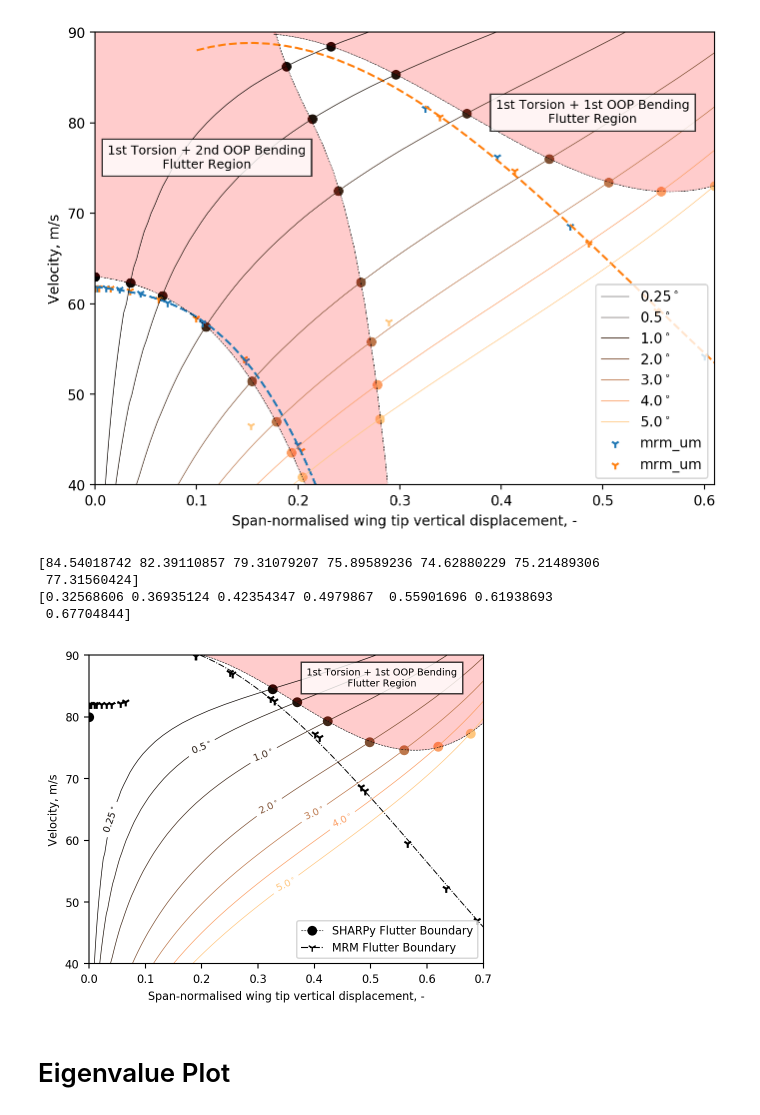
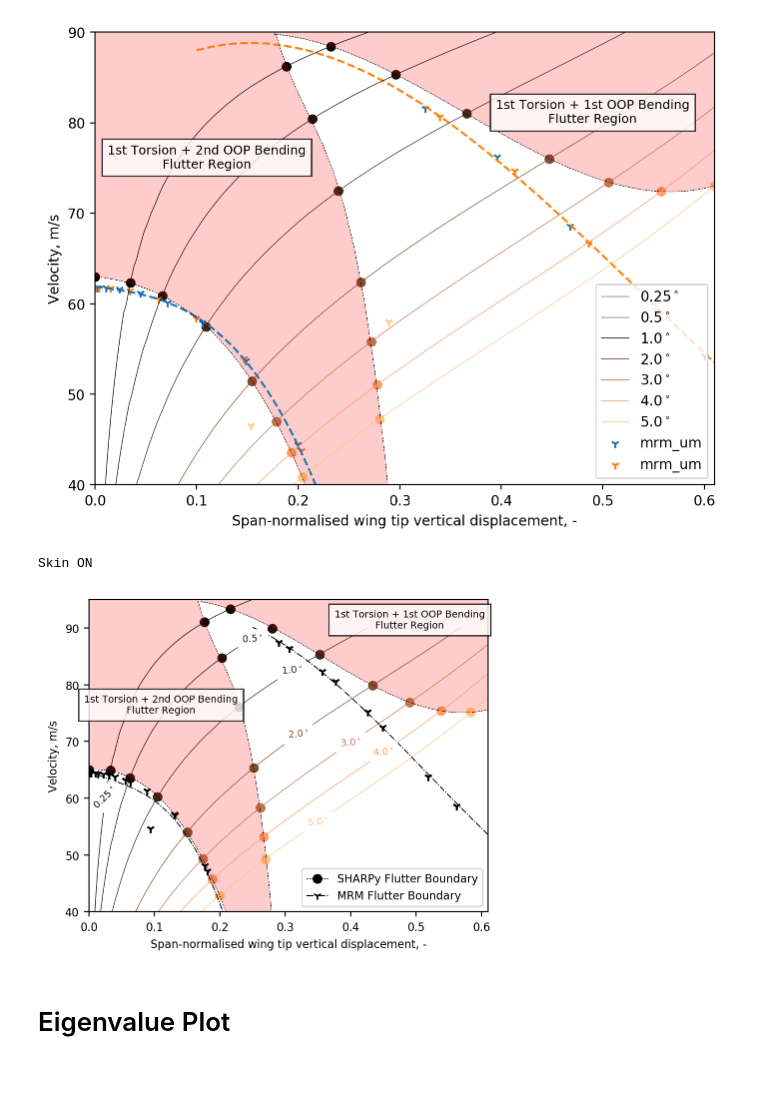
Before and after one commit to ngoiz/pazy-sharpy, a Jupyter notebook: 05_DeformedFlutter/05_DeformedFlutter.ipynb, the cells around one changed output. Cells and saved outputs as stored; diff of their text form; code cells hidden in the pictures; blank space fills up the shorter version.

```diff
--- a/05_DeformedFlutter/05_DeformedFlutter.ipynb
+++ b/05_DeformedFlutter/05_DeformedFlutter.ipynb
@@ -33,10 +33,10 @@ for case in sharpy_results.values():
     case['flutter_deflection'] = [np.loadtxt(case['path'] + '/flutter_speeds_alpha{:04g}.txt'.format(aoa * 100)) for aoa in case['alpha']]
 # %%
 mrm_results = {}
-mrm_results['umbeam_wo_skin'] = {'path': path_to_results + '/mrm_umbeam_wo_skin_qhh',
+mrm_results['umbeam_wo_skin'] = {'path': path_to_results + '/mrm_umbeam_wo_skin',
                                  'alpha': np.array([0, 5, 7]),
                                  'skin': False}
-mrm_results['umbeam_w_skin'] = {'path': path_to_results + '/mrm_umbeam_w_skin_qhh',
+mrm_results['umbeam_w_skin'] = {'path': path_to_results + '/mrm_umbeam_w_skin',
                                  'alpha': np.array([0, 5, 7]),
                                  'skin': True}
 mrm_results['nastran'] = {'path': path_to_results + '/mrm_nastran',
@@ -487,7 +487,7 @@ plt.legend()
 cmap = plt.get_cmap('copper')
 nrm = plt.Normalize(vmin=0, vmax=5)
 boundaries = []
-lims = [(0.135, 0.7)]
+lims = [(0, 0.3), (0.0, 0.3), (0.17, 0.61)]
 marker_l = ['o', 's', 'o']
 
 w = 12 / 2.54
@@ -502,9 +502,9 @@ flutter_deflections = np.zeros((len(case), 3))
 
 for ith, aoa in enumerate(case['alpha']):
     for i_speed in range(case['flutter_deflection'][ith].shape[0]):
-        plt.scatter(case['flutter_deflection'][ith][1], case['flutter_deflection'][ith][0], color=cmap(nrm(aoa)))
-        flutter_speeds[ith, i_speed] = case['flutter_deflection'][ith][0]
-        flutter_deflections[ith, i_speed] = case['flutter_deflection'][ith][1]
+        plt.scatter(case['flutter_deflection'][ith][i_speed, 1], case['flutter_deflection'][ith][i_speed, 0], color=cmap(nrm(aoa)))
+        flutter_speeds[ith, i_speed] = case['flutter_deflection'][ith][i_speed, 0]
+        flutter_deflections[ith, i_speed] = case['flutter_deflection'][ith][i_speed, 1]
 #     plt.plot(case['deflection'][ith][:, -1] / 0.55, case['deflection'][ith][:, 0], color=cmap(nrm(aoa)), lw=0.5)
 
 
@@ -519,11 +519,11 @@ for ith, aoa in enumerate(mrmcase['alpha']):
 #     plt.scatter(mrmcase['flutter_deflection'][ith][1], mrmcase['flutter_deflection'][ith][0], color=cmap(nrm(aoa)), marker='1')
     try:
         plt.scatter(mrmcase['nonmatched_flutter_deflection'][ith][:, 0], mrmcase['nonmatched_flutter_deflection'][ith][:, 1], marker='1', color='k')
-        mrm_first_flutter_deflection.append(mrmcase['nonmatched_flutter_deflection'][ith][mrmcase['nonmatched_flutter_deflection'][ith][:, 0] < 0.09, 0])
-        mrm_first_flutter_speed.append(mrmcase['nonmatched_flutter_deflection'][ith][mrmcase['nonmatched_flutter_deflection'][ith][:, 0] < 0.09, 1])
+        mrm_first_flutter_deflection.append(mrmcase['nonmatched_flutter_deflection'][ith][mrmcase['nonmatched_flutter_deflection'][ith][:, 0] < 0.25, 0])
+        mrm_first_flutter_speed.append(mrmcase['nonmatched_flutter_deflection'][ith][mrmcase['nonmatched_flutter_deflection'][ith][:, 0] < 0.25, 1])
 
-        mrm_second_flutter_deflection.append(mrmcase['nonmatched_flutter_deflection'][ith][mrmcase['nonmatched_flutter_deflection'][ith][:, 0] > 0.09, 0])
-        mrm_second_flutter_speed.append(mrmcase['nonmatched_flutter_deflection'][ith][mrmcase['nonmatched_flutter_deflection'][ith][:, 0] > 0.09, 1])
+        mrm_second_flutter_deflection.append(mrmcase['nonmatched_flutter_deflection'][ith][mrmcase['nonmatched_flutter_deflection'][ith][:, 0] > 0.25, 0])
+        mrm_second_flutter_speed.append(mrmcase['nonmatched_flutter_deflection'][ith][mrmcase['nonmatched_flutter_deflection'][ith][:, 0] > 0.25, 1])
 
     except TypeError:
         pass
@@ -540,7 +540,7 @@ order = np.argsort(mrm_first_flutter_deflection)
 mrm_first_flutter_deflection = mrm_first_flutter_deflection[order]
 mrm_first_flutter_speed = np.concatenate(mrm_first_flutter_speed)[order]
 
-poly_mrm = np.polyfit(mrm_first_flutter_deflection, mrm_first_flutter_speed, 1)
+poly_mrm = np.polyfit(mrm_first_flutter_deflection, mrm_first_flutter_speed, 3)
 xdom_mrm_firstflutter = np.linspace(0, mrm_first_flutter_deflection[-1])
 
 # Second
@@ -550,27 +550,26 @@ mrm_second_flutter_deflection = mrm_second_flutter_deflection[order]
 mrm_second_flutter_speed = np.concatenate(mrm_second_flutter_speed)[order]
 
 poly_2mrm = np.polyfit(mrm_second_flutter_deflection, mrm_second_flutter_speed, 3)
-xdom_mrm_secondflutter = np.linspace(0.09, mrm_second_flutter_deflection[-1])
+xdom_mrm_secondflutter = np.linspace(0.25, mrm_second_flutter_deflection[-1])
 # plt.plot(xdom_mrm_secondflutter, np.polyval(poly_mrm, xdom_mrm_secondflutter), ls='-.', color='k', lw=0.7, label='MRM')
 ######################
+
 case0 = results['sharpy_w_skin']
 plt.scatter(0, case0['flutter_speed'], color=cmap(nrm(0)))
 
-for i_flutter in range(1):
+for i_flutter in range(3):
     x = np.array(flutter_speeds[:, i_flutter])
 
     order = np.argsort(x)
     x = x[order]
 
     y = np.array(flutter_deflections[:, i_flutter])[order]
-#     if i_flutter == 0:
-#         x = np.concatenate(([case0['flutter_speed']], x))
-#         y = np.concatenate(([0], y))
+    if i_flutter == 0:
+        x = np.concatenate(([case0['flutter_speed']], x))
+        y = np.concatenate(([0], y))
     order = np.argsort(y)
     x = x[order]
     y = y[order]
-    print(x)
-    print(y)
 
 
     p = np.polyfit(y, x, 3)
@@ -578,55 +577,56 @@ for i_flutter in range(1):
     yd = np.polyval(p, xd)
     boundaries.append((xd, yd))
     plt.plot(xd, yd, color='k', ls='--', lw=0.4)
 #     plt.plot(y, x, color='k', ls='--', lw=1)
 
-
-# # CONTOUR LABELED LINES
+# CONTOUR LABELED LINES
 lines = []
 for ith, aoa in enumerate(case['alpha']):
     line = ax.plot(case['deflection'][ith][:, -1] / 0.55, case['deflection'][ith][:, 0], color=cmap(nrm(aoa)), lw=0.5, label=r'${}^\circ$'.format(aoa))
     lines.append(line)
 
-# plt.fill_between(boundaries[0][0], boundaries[0][1], boundaries[1][1], facecolor='red', alpha=0.2)
-plt.fill_between(boundaries[0][0], boundaries[0][1], np.ones_like(boundaries[0][1]) * 100, facecolor='red', alpha=0.2)
-# plt.fill_between(boundaries[0][0], boundaries[0][1], facecolor='red', alpha=0.2)
+plt.fill_between(boundaries[0][0], boundaries[0][1], boundaries[1][1], facecolor='red', alpha=0.2)
+plt.fill_between(boundaries[2][0], boundaries[2][1], np.ones_like(boundaries[2][1]) * 100, facecolor='red', alpha=0.2)
+# plt.fill_between(boundaries[2][0], boundaries[2][1], boundaries[1][1], where=boundaries[1][1]<boundaries[2][1], facecolor='red', alpha=0.2)
 
-xpos_label = [0.04, 0.2, 0.31, 0.32, 0.4, 0.45, 0.35]
+xpos_label = [0.025, 0.25, 0.31, 0.32, 0.4, 0.45, 0.35]
 labelLines(plt.gca().get_lines(), xvals=xpos_label, backgroundcolor='white', fontsize=7)
 
-plt.text(0.52, 85, '1st Torsion + 1st OOP Bending\nFlutter Region',
+plt.text(0.11, 75, '1st Torsion + 2nd OOP Bending\nFlutter Region',
          bbox={'facecolor': 'white', 'alpha':0.8}, fontsize=7,
-         horizontalalignment='center')
+        horizontalalignment='center')
 
-
-for item in ([ax.title, ax.xaxis.label, ax.yaxis.label] +
-             ax.get_xticklabels() + ax.get_yticklabels()):
-        item.set_fontsize(8)
+plt.text(0.49, 90, '1st Torsion + 1st OOP Bending\nFlutter Region',
+         bbox={'facecolor': 'white', 'alpha':0.8}, fontsize=7,
+        horizontalalignment='center')
 
 # this goes here to not mess around with the contour labels
 plt.plot(xdom_mrm_firstflutter, np.polyval(poly_mrm, xdom_mrm_firstflutter), ls='-.', color='k', lw=0.7)
 plt.plot(xdom_mrm_secondflutter, np.polyval(poly_2mrm, xdom_mrm_secondflutter), ls='-.', color='k', lw=0.7, label='MRM')
 
-plt.ylim(40, 90)
-plt.xlim(0, 0.7)
+
+plt.ylim(40, 95)
+plt.xlim(0, 0.61)
 
 legend_lines = []
 legend_lines.append(Line2D([0], [0], label='SHARPy Flutter Boundary', color='k', marker='o', ls='--', lw=0.4))
 legend_lines.append(Line2D([0], [0], label='MRM Flutter Boundary', color='k', ls='-.', marker='1', lw=0.8))
 plt.legend(handles=legend_lines, fontsize=8)
 
+for item in ([ax.title, ax.xaxis.label, ax.yaxis.label] +
+             ax.get_xticklabels() + ax.get_yticklabels()):
+        item.set_fontsize(8)
 
 # plt.colorbar(mpl.cm.ScalarMappable(norm=nrm, cmap=cmap), label='Angle of Attack, deg')
-plt.xlabel('Span-normalised wing tip vertical displacement, -')
-plt.ylabel('Velocity, m/s')
-plt.tight_layout()
+plt.xlabel('Span-normalised wing tip vertical displacement, -', fontsize=8)
+plt.ylabel('Velocity, m/s', fontsize=8)
+# plt.grid()
+plt.tight_layout();
+print('Skin ON')
 plt.savefig('../figures/05_Flutter_regions_w_skin_w_mrm.pdf');
 # %% [output]
-[84.54018742 82.39110857 79.31079207 75.89589236 74.62880229 75.21489306
- 77.31560424]
-[0.32568606 0.36935124 0.42354347 0.4979867  0.55901696 0.61938693
- 0.67704844]
+Skin ON
-[figure, old version]
+[figure, new version]
 # %% [markdown]
 # Eigenvalue Plot
 # %%
```
Also changed, not shown: parts of 3 cells of this notebook, 21 other files.
